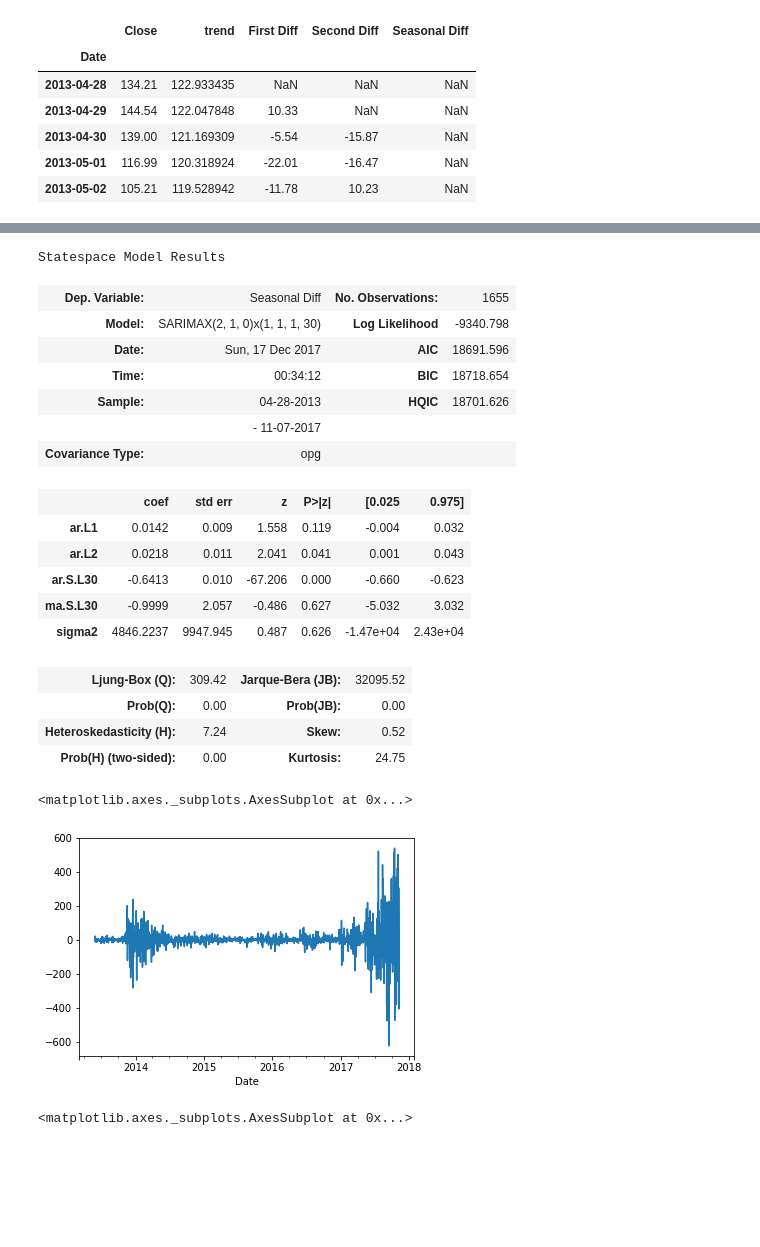
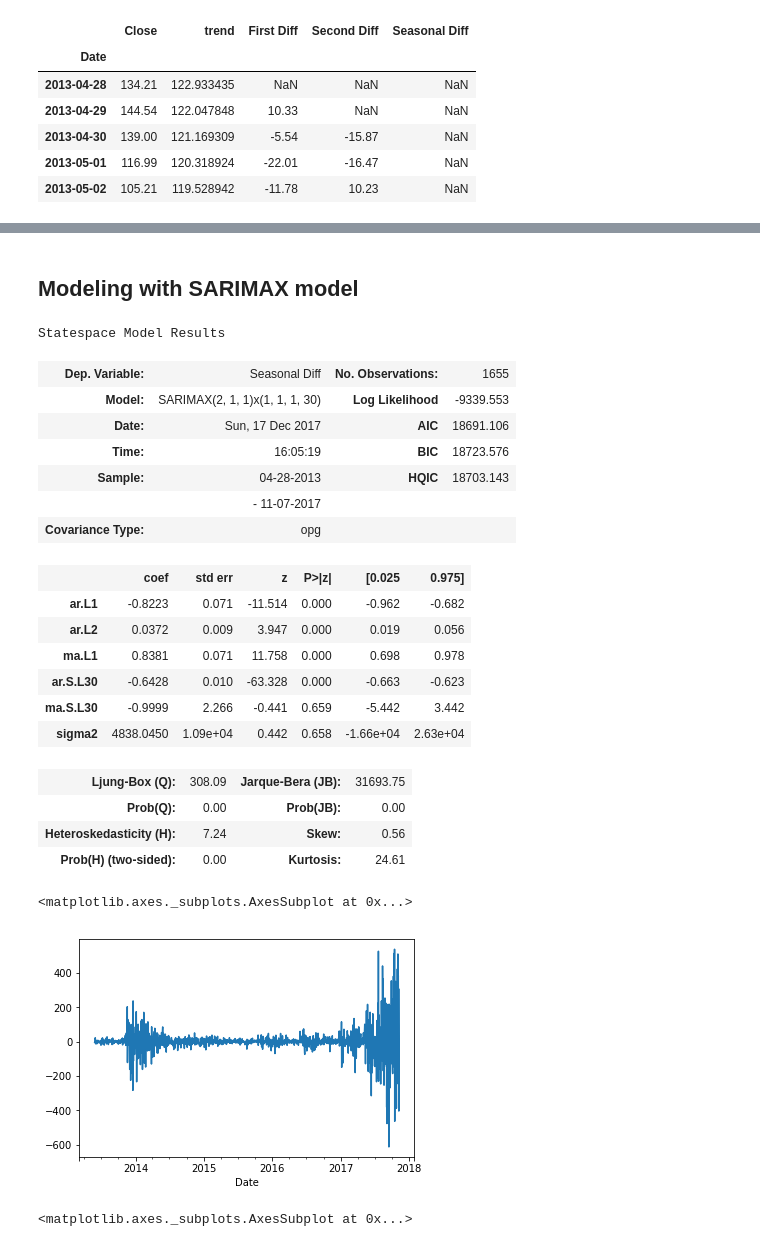
Before and after one commit to mparayil/Forecasting-Cryptocurrency-Prices, a Jupyter notebook: Capstone - Part 2.ipynb, the cells around one changed output, grey strips where cells are left out. Saved outputs shown, nothing was run; the diff lists cells and outputs as text; code cells hidden in the pictures; blank space fills up the shorter version.

Commit message:
Updated Arima and SARIMAX models

```diff
--- a/Capstone - Part 2.ipynb
+++ b/Capstone - Part 2.ipynb
@@ -606,0 +597,3 @@ btc_price_close.head()
+# %%
+# modeling with ARIMA model
+arima = ARIMA(btc_price_close['Seasonal Diff'].dropna(), order=(1,0,1), dates=btc_price_close.index).fit()
@@ -606,0 +633,5 @@ btc_price_close.head()
+# %%
+btc_price_close['arima forecast'] = arima.predict(start=1, end=1624)
+btc_price_close[['Close', 'arima forecast']].plot(figsize=(12,8))
+# started at 1, testing at 1495 to acccomodate for recent volatility
+# now testing at 1344 for beginning of January 2017
@@ -607,31 +641,34 @@ btc_price_close.head()
+# %% [markdown]
+## Modeling with SARIMAX model
 # %%
 # Modeling with Seasonal ARIMA model (SARIMAX)
-smodel = SARIMAX(btc_price_close['Seasonal Diff'], order=(2,1,0), seasonal_order=(1,1,1,30)).fit()
+smodel = SARIMAX(btc_price_close['Seasonal Diff'], order=(2,1,1), seasonal_order=(1,1,1,30)).fit()
 smodel.summary()
 # %% [output]
 Statespace Model Results
 | Dep. Variable: | Seasonal Diff | No. Observations: | 1655 |
-| Model: | SARIMAX(2, 1, 0)x(1, 1, 1, 30) | Log Likelihood | -9340.798 |
-| Date: | Sun, 17 Dec 2017 | AIC | 18691.596 |
-| Time: | 00:34:12 | BIC | 18718.654 |
-| Sample: | 04-28-2013 | HQIC | 18701.626 |
+| Model: | SARIMAX(2, 1, 1)x(1, 1, 1, 30) | Log Likelihood | -9339.553 |
+| Date: | Sun, 17 Dec 2017 | AIC | 18691.106 |
+| Time: | 16:05:19 | BIC | 18723.576 |
+| Sample: | 04-28-2013 | HQIC | 18703.143 |
 |  | - 11-07-2017 |  |  |
 | Covariance Type: | opg |  |  |
 |  | coef | std err | z | P>|z| | [0.025 | 0.975] |
-| ar.L1 | 0.0142 | 0.009 | 1.558 | 0.119 | -0.004 | 0.032 |
-| ar.L2 | 0.0218 | 0.011 | 2.041 | 0.041 | 0.001 | 0.043 |
-| ar.S.L30 | -0.6413 | 0.010 | -67.206 | 0.000 | -0.660 | -0.623 |
-| ma.S.L30 | -0.9999 | 2.057 | -0.486 | 0.627 | -5.032 | 3.032 |
-| sigma2 | 4846.2237 | 9947.945 | 0.487 | 0.626 | -1.47e+04 | 2.43e+04 |
+| ar.L1 | -0.8223 | 0.071 | -11.514 | 0.000 | -0.962 | -0.682 |
+| ar.L2 | 0.0372 | 0.009 | 3.947 | 0.000 | 0.019 | 0.056 |
+| ma.L1 | 0.8381 | 0.071 | 11.758 | 0.000 | 0.698 | 0.978 |
+| ar.S.L30 | -0.6428 | 0.010 | -63.328 | 0.000 | -0.663 | -0.623 |
+| ma.S.L30 | -0.9999 | 2.266 | -0.441 | 0.659 | -5.442 | 3.442 |
+| sigma2 | 4838.0450 | 1.09e+04 | 0.442 | 0.658 | -1.66e+04 | 2.63e+04 |
-| Ljung-Box (Q): | 309.42 | Jarque-Bera (JB): | 32095.52 |
+| Ljung-Box (Q): | 308.09 | Jarque-Bera (JB): | 31693.75 |
 | Prob(Q): | 0.00 | Prob(JB): | 0.00 |
-| Heteroskedasticity (H): | 7.24 | Skew: | 0.52 |
-| Prob(H) (two-sided): | 0.00 | Kurtosis: | 24.75 |
+| Heteroskedasticity (H): | 7.24 | Skew: | 0.56 |
+| Prob(H) (two-sided): | 0.00 | Kurtosis: | 24.61 |
 # %%
 smodel.resid.plot()
 # %% [output]
 <matplotlib.axes._subplots.AxesSubplot at 0x...>
-[figure, old version]
+[figure, new version]
 # %%
 smodel.resid.plot(kind='kde')
 # %% [output]
```
Also changed, not shown: parts of 19 cells of this notebook.
